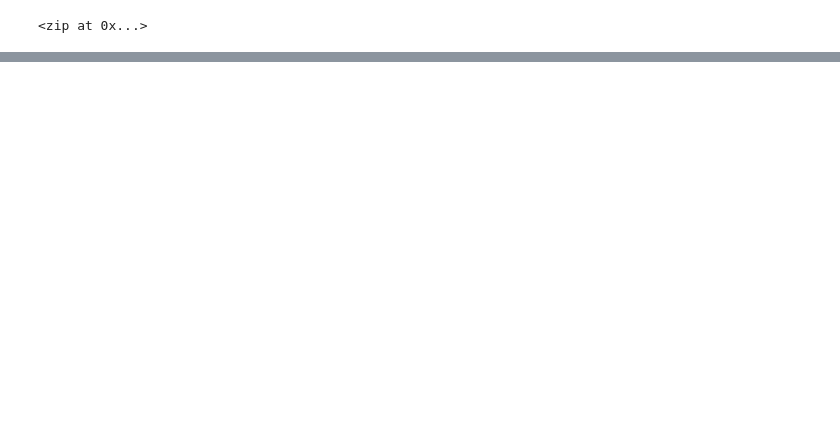
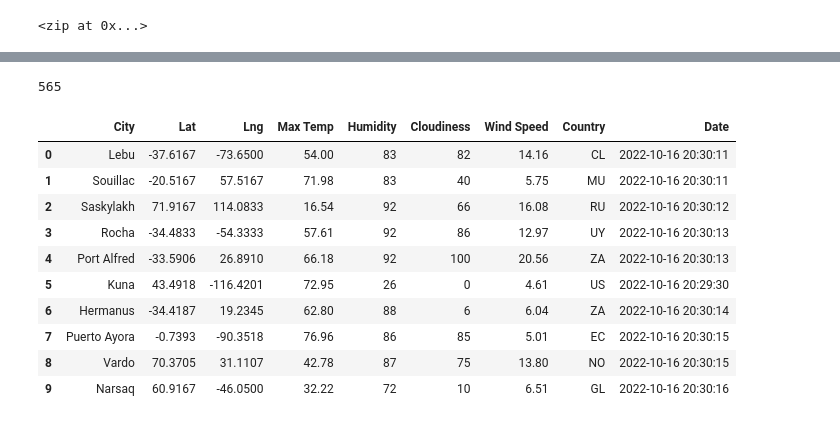
Before and after one commit to Kenner82/World_Weather_Analysis, a Jupyter notebook: WeatherPy.ipynb, the cells around one changed output, grey strips where cells are left out. Drawn from its saved outputs; the diff is of its cells as text; code cells hidden in the pictures; blank space fills up the shorter version.

```diff
--- a/WeatherPy.ipynb
+++ b/WeatherPy.ipynb
@@ -54,0 +146,20 @@ len(cities)
+# %%
+len(city_data)
+# %% [output]
+565
+# %%
+# Convert the array of dictionaries to a Pandas DataFrame.
+city_data_df = pd.DataFrame(city_data)
+city_data_df.head(10)
+# %% [output]
+|  | City | Lat | Lng | Max Temp | Humidity | Cloudiness | Wind Speed | Country | Date |
+| 0 | Lebu | -37.6167 | -73.6500 | 54.00 | 83 | 82 | 14.16 | CL | 2022-10-16 20:30:11 |
+| 1 | Souillac | -20.5167 | 57.5167 | 71.98 | 83 | 40 | 5.75 | MU | 2022-10-16 20:30:11 |
+| 2 | Saskylakh | 71.9167 | 114.0833 | 16.54 | 92 | 66 | 16.08 | RU | 2022-10-16 20:30:12 |
+| 3 | Rocha | -34.4833 | -54.3333 | 57.61 | 92 | 86 | 12.97 | UY | 2022-10-16 20:30:13 |
+| 4 | Port Alfred | -33.5906 | 26.8910 | 66.18 | 92 | 100 | 20.56 | ZA | 2022-10-16 20:30:13 |
+| 5 | Kuna | 43.4918 | -116.4201 | 72.95 | 26 | 0 | 4.61 | US | 2022-10-16 20:29:30 |
+| 6 | Hermanus | -34.4187 | 19.2345 | 62.80 | 88 | 6 | 6.04 | ZA | 2022-10-16 20:30:14 |
+| 7 | Puerto Ayora | -0.7393 | -90.3518 | 76.96 | 86 | 85 | 5.01 | EC | 2022-10-16 20:30:15 |
+| 8 | Vardo | 70.3705 | 31.1107 | 42.78 | 87 | 75 | 13.80 | NO | 2022-10-16 20:30:15 |
+| 9 | Narsaq | 60.9167 | -46.0500 | 32.22 | 72 | 10 | 6.51 | GL | 2022-10-16 20:30:16 |
```
Also changed, not shown: parts of 6 cells of this notebook, 1 other file.
